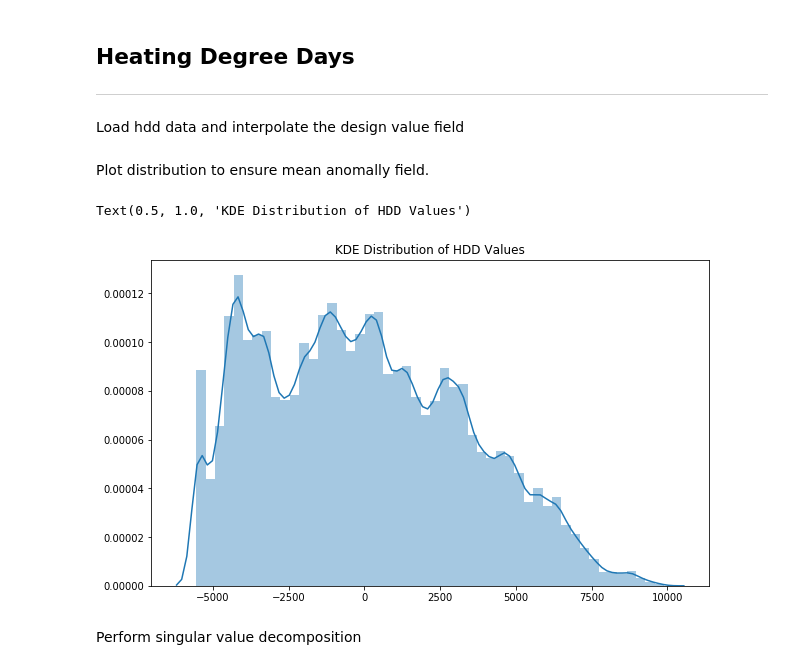
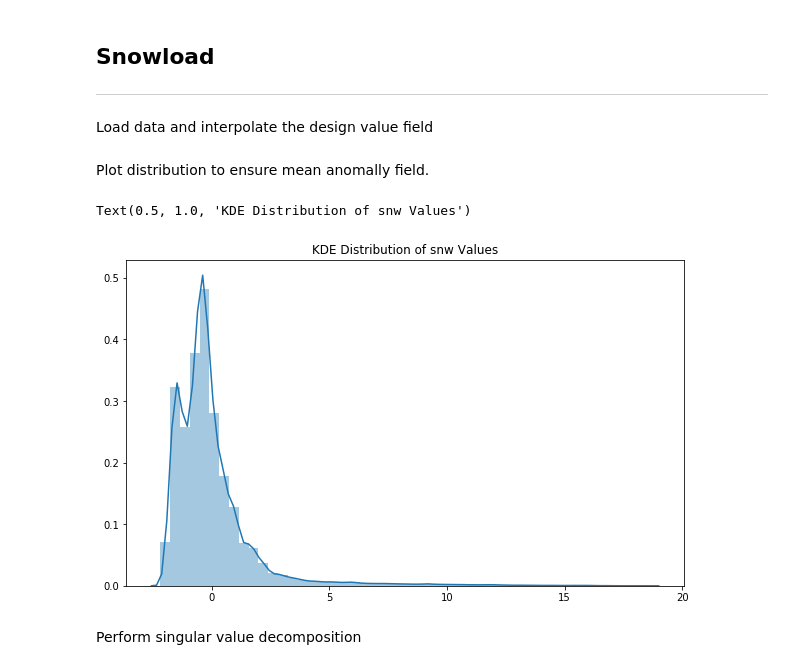
Before and after one commit to pacificclimate/climpyrical, a Jupyter notebook: notebooks/test_dv_reconstruction.ipynb, the cells around one changed output. Drawn from its saved outputs; the diff is of its cells as text; code cells hidden in the pictures.

```diff
--- a/notebooks/test_dv_reconstruction.ipynb
+++ b/notebooks/test_dv_reconstruction.ipynb
@@ -20,13 +20,13 @@ import pandas as pd
 %load_ext autoreload
 %autoreload 2
 # %% [markdown]
-## Heating Degree Days
+## Snowload
 ---
-Load hdd data and interpolate the design value field
+Load data and interpolate the design value field
 # %%
-PATH = '/storage/data/projects/nrc/CanRCM4_large_ensemble/design_values/tas/hdd_CanRCM4-LE_ens35_1951-2016_ann_ta.nc'
+PATH = '/storage/data/projects/nrc/CanRCM4_large_ensemble/design_values/snw/snw_CanRCM4-LE_ens35_1951-2016_max_rl50_load.nc'
 mask_path = '/home/nannau/Desktop/climpyrical/data/mask.nc'
-dv = 'heating_degree_days_per_time_period'
+dv = 'snw'
 
 interp_dict = get_interpolation(mask_path, PATH, dv)
 master_idx = interp_dict['idx']
@@ -36,10 +36,10 @@ Plot distribution to ensure mean anomally field.
 # %%
 plt.figure(figsize=(10, 6))
 sns.distplot(iens[0, ...])
-plt.title('KDE Distribution of HDD Values')
+plt.title('KDE Distribution of {} Values'.format(dv))
 # %% [output]
-Text(0.5, 1.0, 'KDE Distribution of HDD Values')
+Text(0.5, 1.0, 'KDE Distribution of snw Values')
-[figure, old version]
+[figure, new version]
 # %% [markdown]
 Perform singular value decomposition
 # %%
```
Also changed, not shown: parts of 13 cells of this notebook.
